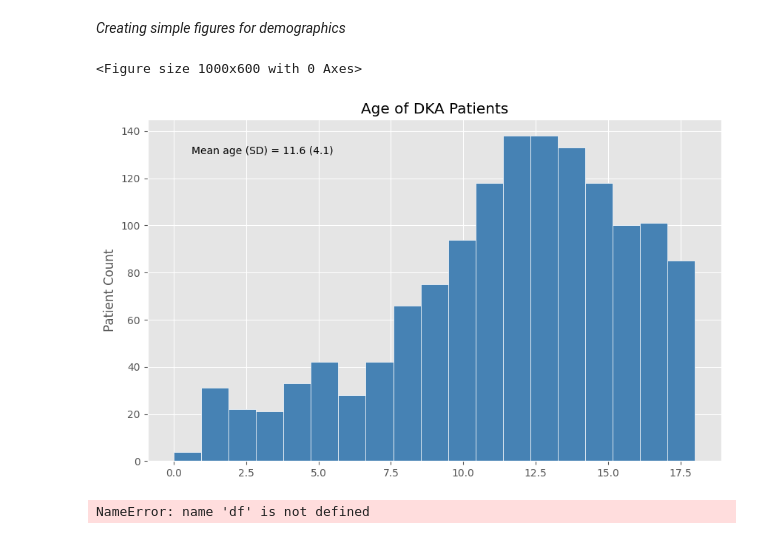
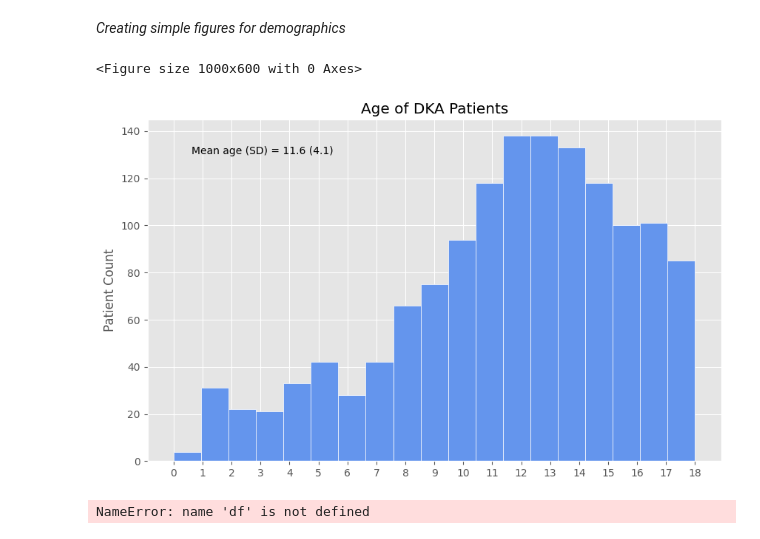
Before and after one commit to andrea-stofko/bmi-data-science-project, a Jupyter notebook: PE - DKA BMI.ipynb, the cells around one changed output. Cells and saved outputs as stored; diff of their text form; code cells hidden in the pictures.

```diff
--- a/PE - DKA BMI.ipynb
+++ b/PE - DKA BMI.ipynb
@@ -325,20 +326,20 @@ import matplotlib.pyplot as plt
 # %%
 #histogram for age
 fig = plt.figure(figsize = (10,6))
 
 fig, ax = plt.subplots()
 ax.hist(df_demo['Age'],
         bins = 19,
         range = (0,18),
-                color = 'steelblue',
+                color = 'cornflowerblue',
        edgecolor = 'white')
 ax.set_title("Age of DKA Patients")
 ax.set_ylabel("Patient Count")
 ax.text(0.2, 0.9, "Mean age (SD) = 11.6 (4.1)", fontsize=10, ha="center", transform=ax.transAxes)
-
+ax.xaxis.set_major_locator(MultipleLocator(1))
 plt.show()
 # %% [output]
 <Figure size 1000x600 with 0 Axes>
-[figure, old version]
+[figure, new version]
 # %%
 #counts for demographics
```
Also changed, not shown: parts of 2 cells of this notebook.
